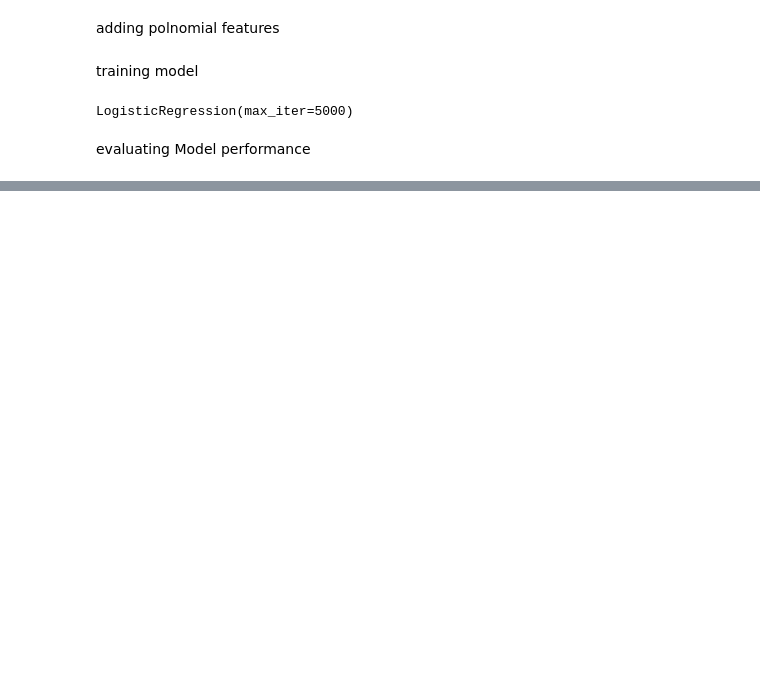
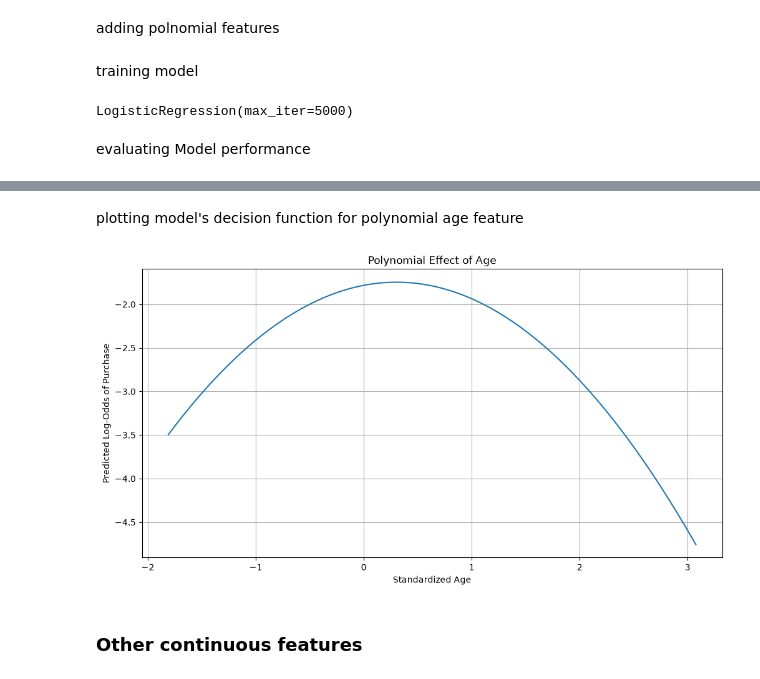
Before and after one commit to diyorarti/Learning_Data_Science, a Jupyter notebook: Statistics/3_Regression/Logistic_regression/practice2.ipynb, the cells around one changed output, grey strips where cells are left out. Cells and saved outputs as stored; diff of their text form; code cells hidden in the pictures; blank space fills up the shorter version.

Commit message:
Logistic Regression practice in statistcs

```diff
--- a/Statistics/3_Regression/Logistic_regression/practice2.ipynb
+++ b/Statistics/3_Regression/Logistic_regression/practice2.ipynb
@@ -1051,3 +1051,45 @@ models_restuls
 | test-precision | 0.785714 | 0.019305 | 0.820513 |
 | test-recall | 0.096491 | 0.109649 | 0.140351 |
 | test-F1-score | 0.171875 | 0.032830 | 0.239700 |
+# %% [markdown]
+plotting model's decision function for polynomial age feature
+# %%
+age_grid = np.linspace(
+    X_train_age_poly['age'].min(),
+    X_train_age_poly['age'].max(),
+    300
+)
+
+X_grid_poly = pd.DataFrame(
+    np.tile(
+        X_train_age_poly.mean().values,
+        (300, 1)
+    ),
+    columns=X_train_age_poly.columns
+)
+
+X_grid_poly['age'] = age_grid
+
+# use EXACT column name from training
+X_grid_poly['age_squared'] = age_grid ** 2
+
+poly_log_odds = model_age_poly.decision_function(
+    X_grid_poly
+)
+# %%
+plt.figure(figsize=(12, 6))
+
+plt.plot(
+    age_grid,
+    poly_log_odds,
+    label='Polynomial Logistic Regression'
+)
+
+plt.xlabel('Standardized Age')
+plt.ylabel('Predicted Log-Odds of Purchase')
+plt.title('Polynomial Effect of Age')
+plt.grid()
+
+plt.show()
+# %% [output]
+[figure, added]
@@ -1053,0 +1105,2 @@ models_restuls
+# %% [markdown]
+### Other continuous features
```
Also changed, not shown: parts of 8 cells of this notebook, 1 other file.
